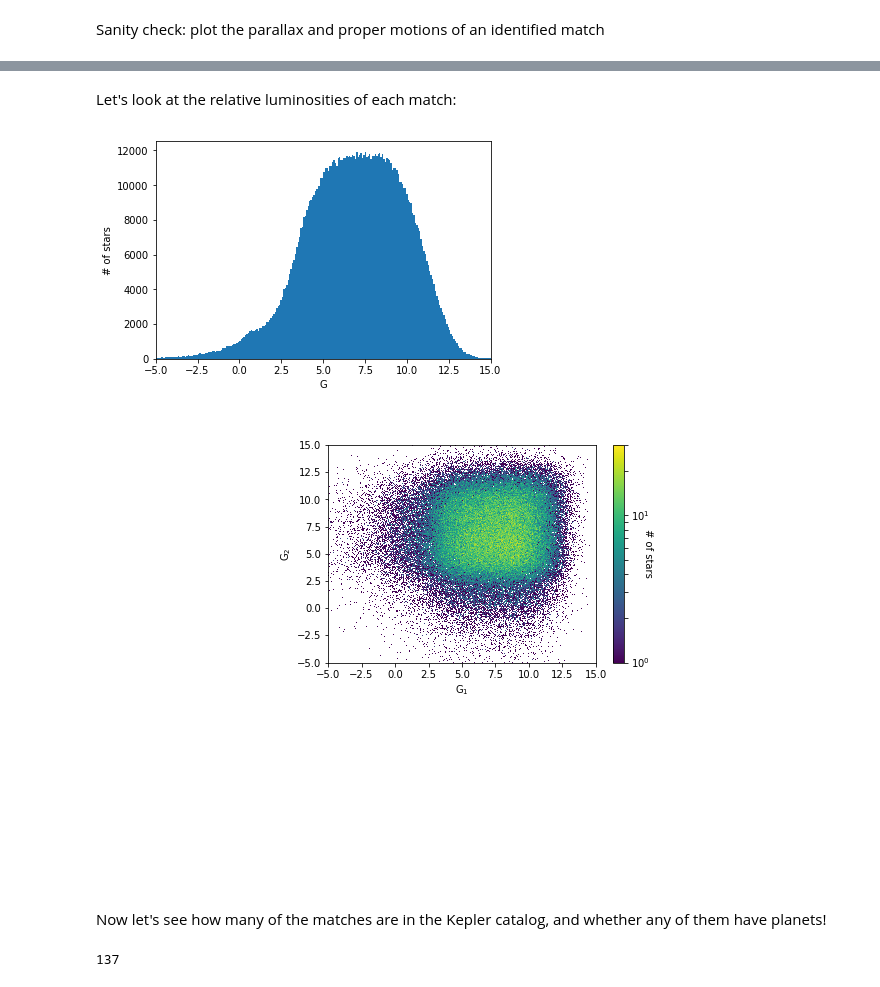
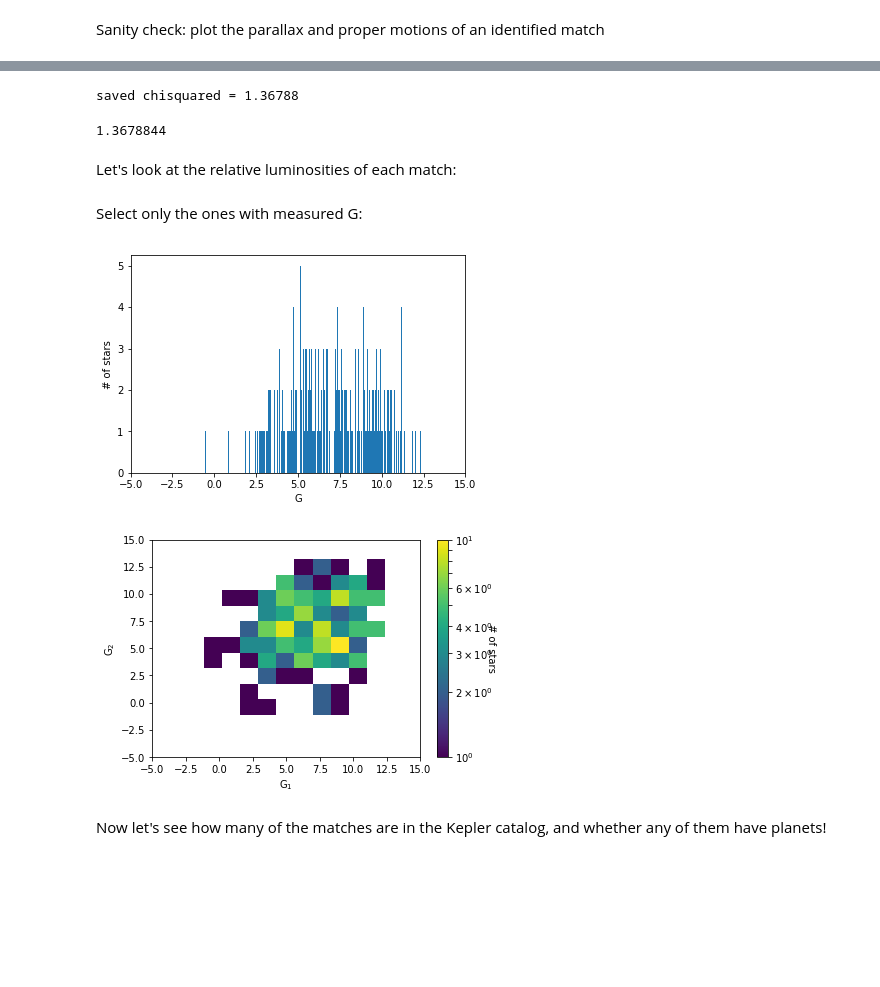
Before and after one commit to megbedell/kepler-pairs, a Jupyter notebook: notebooks/all-kepler-matches.ipynb, the cells around one changed output, grey strips where cells are left out. Saved outputs shown, nothing was run; the diff lists cells and outputs as text; code cells hidden in the pictures; blank space fills up the shorter version.

```diff
--- a/notebooks/all-kepler-matches.ipynb
+++ b/notebooks/all-kepler-matches.ipynb
@@ -15,7 +15,7 @@ import pandas as pd
 # %% [markdown]
 Load up the table of all Gaia DR2 sources within the Kepler field:
 # %%
-gaia_table_file = '../data/gaia-kepler-dustin.fits'
+gaia_table_file = '../data/16arcsec/gaia-kepler-dustin.fits'
 hdul = fits.open(gaia_table_file)
 gaia_src_tbl = Table(hdul[1].data)
 # %%
@@ -74,7 +75,7 @@ print(gaia_src_tbl[gaia_src_tbl['source_id'] == test_id])
 # %% [markdown]
 Now load up Dustin's pairs:
 # %%
-pairs_file = '../data/matched-pairs-dustin.fits'
+pairs_file = '../data/16arcsec/matched-pairs-dustin.fits'
 hdul = fits.open(pairs_file)
 pairs = hdul[0].data
 # %% [markdown]
@@ -151,4 +159,8 @@ hdulist.writeto('../data/chisqs_matched-pairs-dustin.fits')
 hdulist.close()
+# %%
+# optional - load up already-saved outputs
+hdul = fits.open('../data/16arcsec/chisqs_matched-pairs-dustin.fits')
+chisqs = hdul[0].data
 # %%
 plt.hist(chisqs[(chisqs > 0.) & (chisqs < 10.)], bins=100)
 plt.xlabel('$\chi^2$', fontsize=16)
@@ -230,3 +248,19 @@ match 849000: source_ids (2078461702490729600, 2078462978098136448)
+# %%
+print("saved chisquared = {0:.5f}".format(chisqs[pairs_ind1s[i]][np.where(pairs[pairs_ind1s[i]]
+                                                                    == pairs_ind2s[i])[0][0]]))
+# %% [output]
+saved chisquared = 1.36788
+# %%
+star1 = table[table['source_id'] == src1]
+star2 = table[table['source_id'] == src2]
+x1 = make_x(table, pairs_ind1s[i])
+x2 = make_x(table, pairs_ind2s[i])
+xerr1 = make_xerr(table, pairs_ind1s[i])
+xerr2 = make_xerr(table, pairs_ind2s[i])
+np.abs(x1 - x2)/np.sqrt(xerr1**2 + xerr2**2)
+chisq(table, pairs_ind1s[i], pairs_ind2s[i])
+# %% [output]
+1.3678844
 # %% [markdown]
 Let's look at the relative luminosities of each match:
 # %%
@@ -236,19 +270,25 @@ dist1 = 1.e3/plx1
 absg1 = gmag1 - 5.*(np.log10(dist1) - 1.)
 dist2 = 1.e3/plx2
 absg2 = gmag2 - 5.*(np.log10(dist2) - 1.)
+# %% [markdown]
+Select only the ones with measured G:
+# %%
+mask = np.all(np.vstack([np.isfinite(absg1), np.isfinite(absg2)]), axis=0)
+good_pairs_2d = np.vstack([absg1[mask], absg2[mask]])
+#good_pairs_2d = np.sort(good_pairs_2d, axis=0) # we could sort by brightness here
+absg1, absg2 = good_pairs_2d[0], good_pairs_2d[1]
 # %%
-mask = np.all(np.vstack([np.isfinite(absg1), np.isfinite(absg2)]), axis=0)
-absg = np.append(absg1[mask], absg2[mask])
+absg = np.append(absg1, absg2)
 hist = plt.hist(absg, bins=500)
 plt.xlim([-5,15])
 plt.xlabel('G')
 plt.ylabel('# of stars')
 plt.savefig('absmag_hist.png')
 # %% [output]
-[figure, old version]
+[figure, new version]
 # %%
 from matplotlib.colors import LogNorm
-plt.hist2d(absg1[mask], absg2[mask], bins=(1000,1000), norm=LogNorm())
+plt.hist2d(absg1, absg2, bins=(10,10), norm=LogNorm())
 cbar = plt.colorbar()
 cbar.ax.set_ylabel('# of stars', rotation=270)
 plt.xlabel('G$_{1}$')
@@ -257,7 +297,7 @@ plt.xlim([-5, 15])
 plt.ylim([-5, 15])
 plt.savefig('absmag_pairs.pdf')
 # %% [output]
-[figure, old version]
+[figure, new version]
 # %% [markdown]
 Now let's see how many of the matches are in the Kepler catalog, and whether any of them have planets!
 # %%
@@ -268,8 +308,6 @@ one_is_kic = np.any(np.vstack([ind1_is_kic, ind2_is_kic]), axis=0)
 both_are_kic = np.all(np.vstack([ind1_is_kic, ind2_is_kic]), axis=0)
 # %%
 np.sum(both_are_kic)
-# %% [output]
-137
 # %%
 for i1, i2 in zip(pairs_ind1s[both_are_kic], pairs_ind2s[both_are_kic]):
     print(read_match_attr(i1,i2,'planet?'))
```
Also changed, not shown: parts of 13 cells of this notebook.
